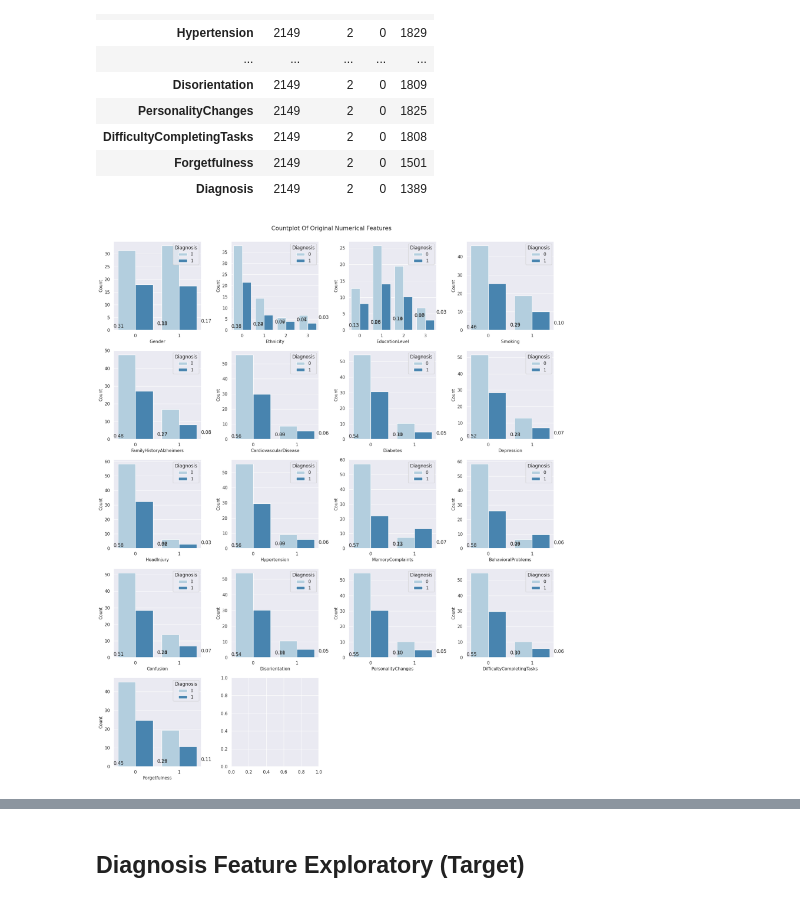
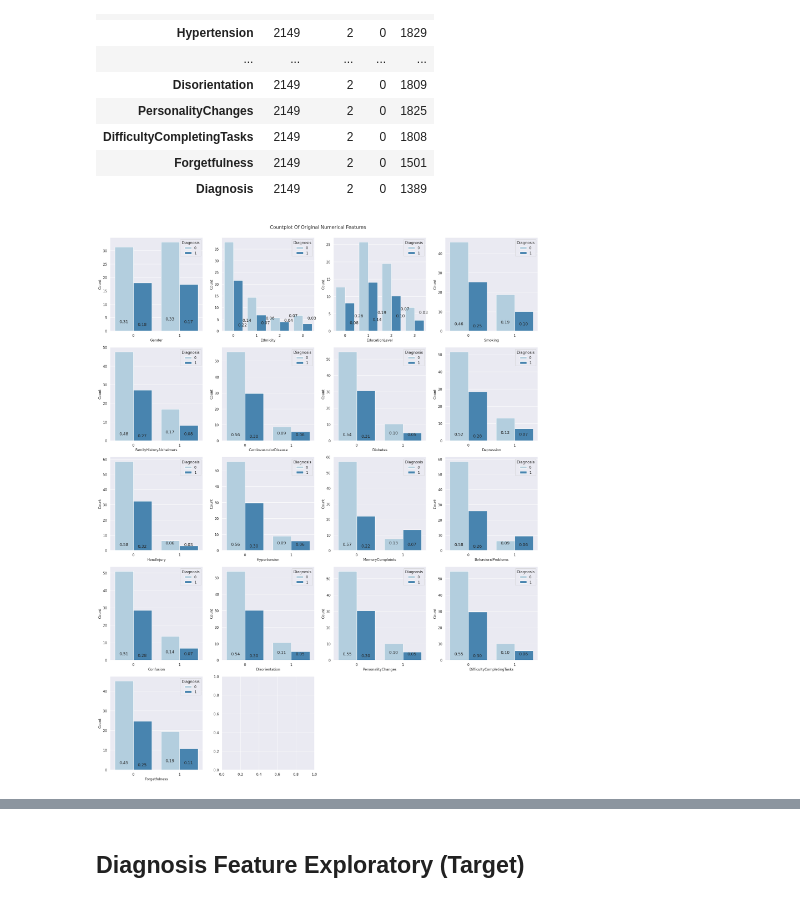
Before and after one commit to lovecrushfamily/Alzheimer_Disease, a Jupyter notebook: notebook.ipynb, the cells around one changed output, grey strips where cells are left out. Saved outputs shown, nothing was run; the diff lists cells and outputs as text; code cells hidden in the pictures.

Commit message:
Adding some base model and re ploting some plot

```diff
--- a/notebook.ipynb
+++ b/notebook.ipynb
@@ -261,0 +246,33 @@ plt.show()
+# %%
+
+# skewness = alzheimer_df[numerical_features].skew()
+# mean = alzheimer_df[numerical_features].mean()
+# median =alzheimer_df[numerical_features].median()
+# std = alzheimer_df[numerical_features].std()
+
+
+num_cols = 4
+num_rows = (len(numerical_features) + num_cols - 1) // num_cols  # Calculate the number of rows
+
+fig, axes = plt.subplots(num_rows, num_cols, figsize=(18, 5 * num_rows))
+
+axes = axes.ravel()
+
+fig.suptitle("Distribution Of Original Numerical Features", y=1, fontsize=17)
+
+for i, column in enumerate(numerical_features):
+
+    corr_with_diagnosis = alzheimer_df[["Diagnosis", column]].corr()
+
+    ax = axes[i]
+    sns.violinplot(alzheimer_df[column], ax=ax)
+
+
+# Remove empty subplots if necessary
+if len(numerical_features) < num_cols * num_rows:
+    for i in range(len(numerical_features), num_cols * num_rows):
+        fig.delaxes(axes[i])
+
+
+plt.tight_layout() # Adjust spacing between subplots
+plt.show()
@@ -286,7 +305,7 @@ alzheimer_df.describe(include='category').transpose()
 num_cols = 4
 num_rows = (len(categorical_features) + num_cols - 1) // num_cols  # Calculate the number of rows
 
-fig, axes = plt.subplots(num_rows, num_cols, figsize=(17, 4 * num_rows))
+fig, axes = plt.subplots(num_rows, num_cols, figsize=(20, 5 * num_rows))
 
 axes = axes.ravel()
 
@@ -302,34 +321,35 @@ for i, column in enumerate(categorical_features):
     sns.countplot(data=alzheimer_df,
                   x=column, ax=ax,
                   palette='Blues',
                   hue=alzheimer_df['Diagnosis'],
                   stat='percent')
 
     # Denote proportion of hue
     discrete_values = alzheimer_df[[column,'Diagnosis']].value_counts(normalize=True)
     discrete_values = discrete_values.reset_index()
     discrete_values = discrete_values.set_index(column)
 
-    for i in range(discrete_values.shape[0] // 2):
+    range_of = discrete_values.shape[0] // 2
+    for i in range(range_of):
 
         # x_range = ax.get_xlabel
         # Let's find the way or some code that can adjust the text label along with its own scale, trust you too.
 
-        ax.annotate(f'{discrete_values.loc[i]['proportion'].values[0]:,.2f}', xy=(i - 0.5,i + 1))
-        ax.annotate(f'{discrete_values.loc[i]['proportion'].values[1]:,.2f}', xy=(i + 0.5,i  + 2))
+        ax.annotate(f'{discrete_values.loc[i]['proportion'].values[0]:,.2f}', xy=(i - 0.15 * range_of ,i + 3), fontsize=13)
+        ax.annotate(f'{discrete_values.loc[i]['proportion'].values[1]:,.2f}', xy=(i + 0.05 * range_of,i  + 2), fontsize=13)
 
     ax.set_xlabel(column, fontsize=11)
     ax.set_ylabel('Count', fontsize=11)
 
 
 
 # Remove empty subplots if necessary
 if len(categorical_features) < num_cols * num_rows:
     for i in range(len(categorical_features), num_cols * num_rows):
         fig.delaxes(axes[i])
 
 
 plt.tight_layout() # Adjust spacing between subplots
 plt.show()
 # %% [output]
-[figure, old version]
+[figure, new version]
```
Also changed, not shown: parts of 38 cells of this notebook.
